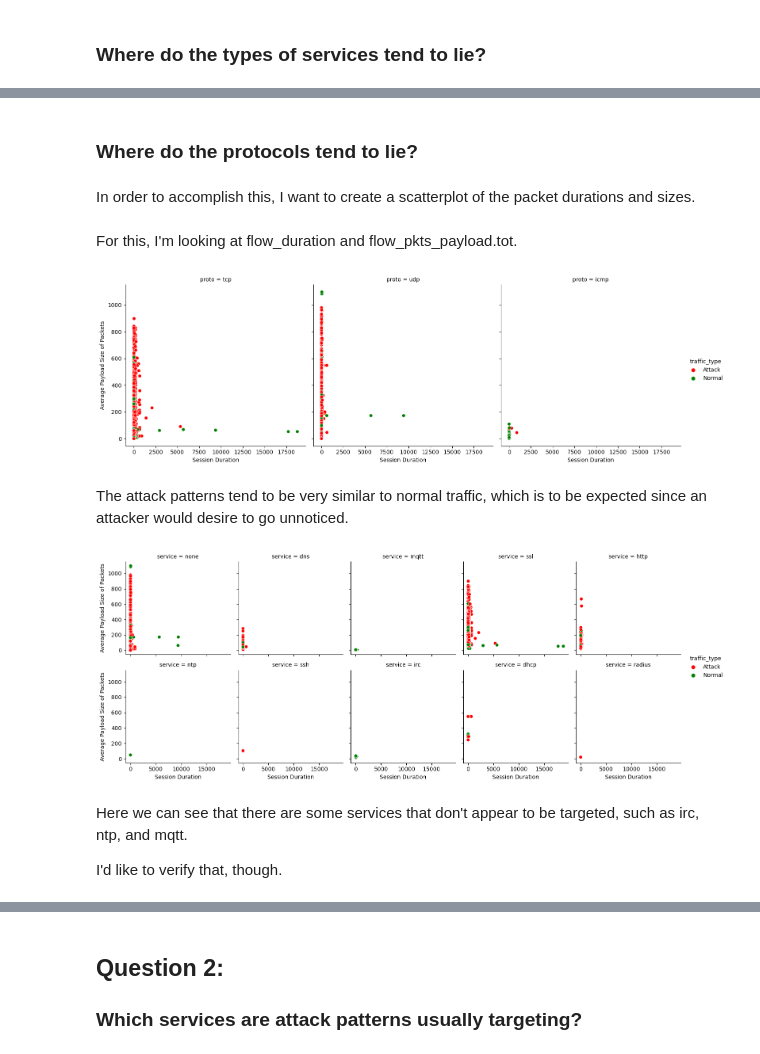
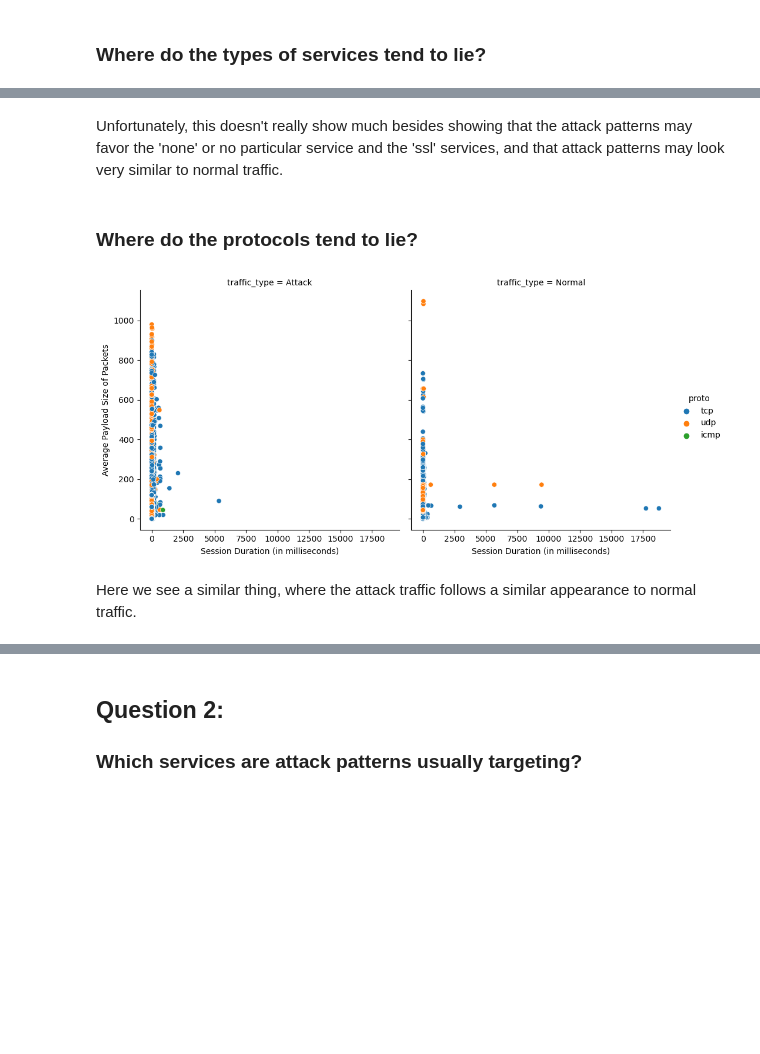
Before and after one commit to Michael-Nelson361/RT-IOT2022, a Jupyter notebook: explore.ipynb, the cells around one changed output, grey strips where cells are left out. Drawn from its saved outputs; the diff is of its cells as text; code cells hidden in the pictures; blank space fills up the shorter version.

Commit message:
Completed exploratory data analysis and created functions for each question

```diff
--- a/explore.ipynb
+++ b/explore.ipynb
@@ -70,43 +85,19 @@ plt.show()
+# %% [markdown]
+Unfortunately, this doesn't really show much besides showing that the attack patterns may favor the 'none' or no particular service and the 'ssl' services, and that attack patterns may look very similar to normal traffic.
 # %% [markdown]
 ### Where do the protocols tend to lie?
-# %% [markdown]
-In order to accomplish this, I want to create a scatterplot of the packet durations and sizes.
-# %% [markdown]
-For this, I'm looking at flow_duration and flow_pkts_payload.tot.
 # %%
 sns.relplot(
     data=train,
     x='flow_duration',
     y='flow_pkts_payload.avg',
-    hue='traffic_type',
-    palette={"Attack": "red", "Normal": "green"},
+    hue='proto',
     kind='scatter',
-    col='proto'
-).set_axis_labels("Session Duration", "Average Payload Size of Packets")
+    col='traffic_type'
+).set_axis_labels("Session Duration (in milliseconds)", "Average Payload Size of Packets")
 
 plt.show()
 # %% [output]
-[figure, old version]
+[figure, new version]
 # %% [markdown]
-The attack patterns tend to be very similar to normal traffic, which is to be expected since an attacker would desire to go unnoticed.
+Here we see a similar thing, where the attack traffic follows a similar appearance to normal traffic.
-# %%
-sns.relplot(
-    data=train,
-    x='flow_duration',
-    y='flow_pkts_payload.avg',
-    hue='traffic_type',
-    palette={"Attack": "red", "Normal": "green"},
-    kind='scatter',
-    col='service',
-    col_wrap=5,
-    height=3,
-    aspect=1  # Adjust aspect ratio to spread plots wider
-).set_axis_labels("Session Duration", "Average Payload Size of Packets")
-
-plt.show()
-# %% [output]
-[figure, removed]
-# %% [markdown]
-Here we can see that there are some services that don't appear to be targeted, such as irc, ntp, and mqtt.
-
-I'd like to verify that, though.
```
Also changed, not shown: parts of 33 cells of this notebook, 1 other file.
